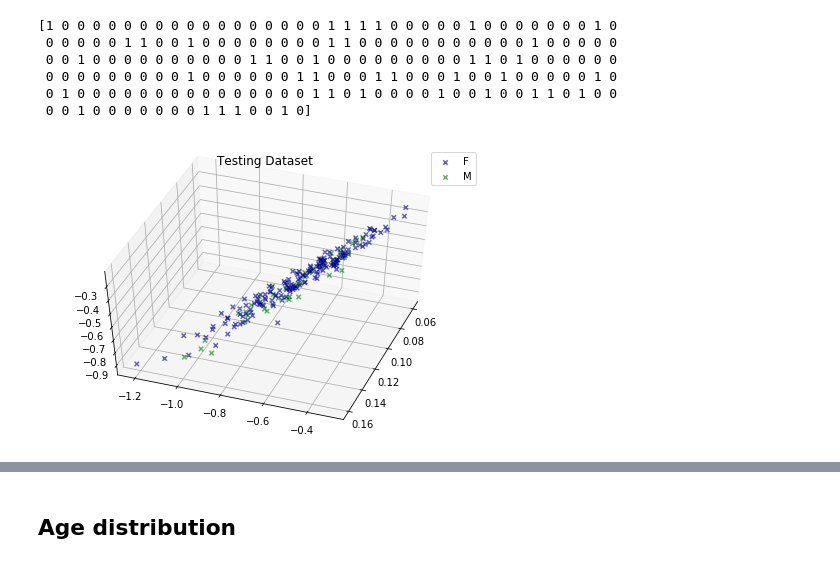
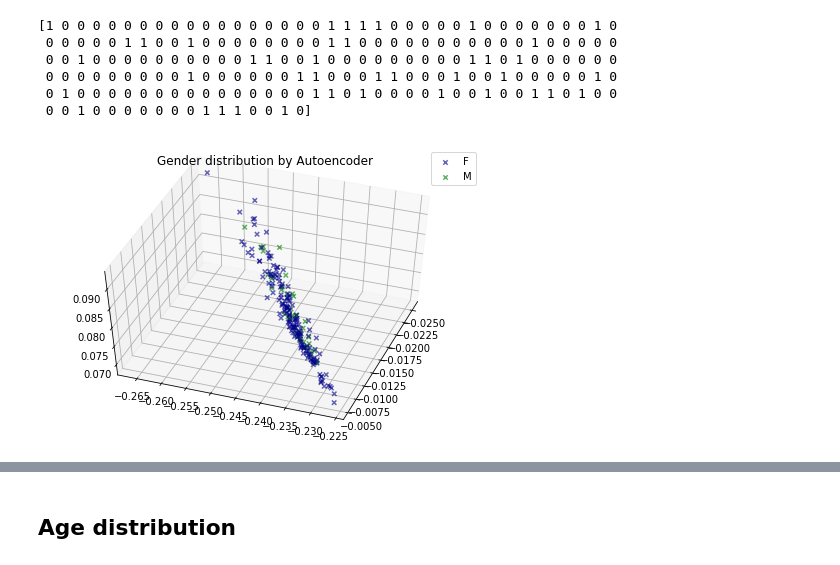
Before and after one commit to wilomaku/Deep_Characterization, a Jupyter notebook: Autoencoder-filtered.ipynb, the cells around one changed output, grey strips where cells are left out. Cells and saved outputs as stored; diff of their text form; code cells hidden in the pictures.

```diff
--- a/Autoencoder-filtered.ipynb
+++ b/Autoencoder-filtered.ipynb
@@ -137,29 +123,18 @@ class MRIDataset_list(Dataset):
 # %%
-grad_ch = 0
-n_samples_ini = len(list_gender)
-
-transformed_dataset = MRIDataset(root_dir=base_path, transform=transforms.Compose([ToTensor(), ToNormalize(), ToCrop()]))
 fig = plt.figure(figsize=(15,8))
-indices = np.array(range(n_samples_ini))
-#ind_indices = np.ones((n_samples_ini)).astype('bool')
-#ind_indices[[37, 77, 90, 101, 104, 122, 128, 129, 130, 143, 201]] = False
-#indices = list(indices[ind_indices])
-n_samples = len(indices)
 print('New dataset size (Leaving out sized-different subjects): ', n_samples)
 for i in indices:
     sample = transformed_dataset[i]
     print(i+1,sample.size(),torch.max(sample))
-    #ax = plt.subplot(3, 3, i+1)
-    #plt.tight_layout()
-    #ax.set_title('Sample #{}'.format(i))
-    #ax.axis('off')
-    #plt.imshow(sample.numpy()[grad_ch],cmap='gray')
-    #if i == 8:
-    #    plt.show()
-    #    break
-#plt.show()
-
-Cin = transformed_dataset[i].numpy().shape[0] #Input Channels
+    ax = plt.subplot(3, 3, i+1)
+    plt.tight_layout()
+    ax.set_title('Sample #{}'.format(i))
+    ax.axis('off')
+    plt.imshow(sample.numpy()[grad_ch],cmap='gray')
+    if i == 8:
+        plt.show()
+        break
+plt.show()
 # %% [output]
 New dataset size (Leaving out sized-different subjects):  202
 1 torch.Size([33, 50, 136]) 1.0
@@ -363,8 +331,8 @@ def train(model,train_loader,valid_loader,loss_fn,optimizer,epochs=10,num_break=
     return(best_model, hist_train_loss, hist_val_loss)
 # %%
 loss_fn = torch.nn.MSELoss()
-optimizer = torch.optim.Adam(net.parameters(), lr=0.00001)
-epochs = 30
+optimizer = torch.optim.Adam(net.parameters())#, lr=0.00001
+epochs = 40
 patience = 5
 max_batch = 16
 criteria = "loss"
@@ -467,31 +444,31 @@ print(list_gen_bool)
 # %%
 #colors = ['darkblue','darkblue','green','green','orange','orange']
 colors = ['darkblue','green']
 #labels = ['W_c','W_e','R_c','R_e','P_c','P_e']
 labels = ['F','M']
 #markers = ['o','x','o','x','o','x']
 markers = ['x','x']
 #alphas = [0.4,1,0.4,1,0.4,1]
 alphas = [0.6,0.6]
-Y_train = np.ones((202)).astype('uint8')
+#Y_train = np.ones((202)).astype('uint8')
 Y_train = list_gen_bool
 
 def plot_scatter(spoints, y, label):
     fig = plt.figure()
     ax = Axes3D(fig)
     ax.set_title(label)
     px = spoints[:,0]
     py = spoints[:,1]
     pz = spoints[:,2]
     unique = list(set(y))
     for i, u in enumerate(unique):
         xi = [px[j] for j  in range(len(px)) if y[j] == u]
         yi = [py[j] for j  in range(len(px)) if y[j] == u]
         zi = [pz[j] for j  in range(len(px)) if y[j] == u]
         ax.scatter(xi, yi, zi, c=colors[i], marker=markers[u], label=labels[u], alpha=alphas[u])
     ax.view_init(elev=50., azim=20.)
     plt.legend()
     plt.show()
-plot_scatter(enc_out.data.numpy(), Y_train, 'Testing Dataset')
+plot_scatter(enc_out.data.numpy(), Y_train, 'Gender distribution by Autoencoder')
 # %% [output]
-[figure, old version]
+[figure, new version]
```
Also changed, not shown: parts of 19 cells of this notebook.
